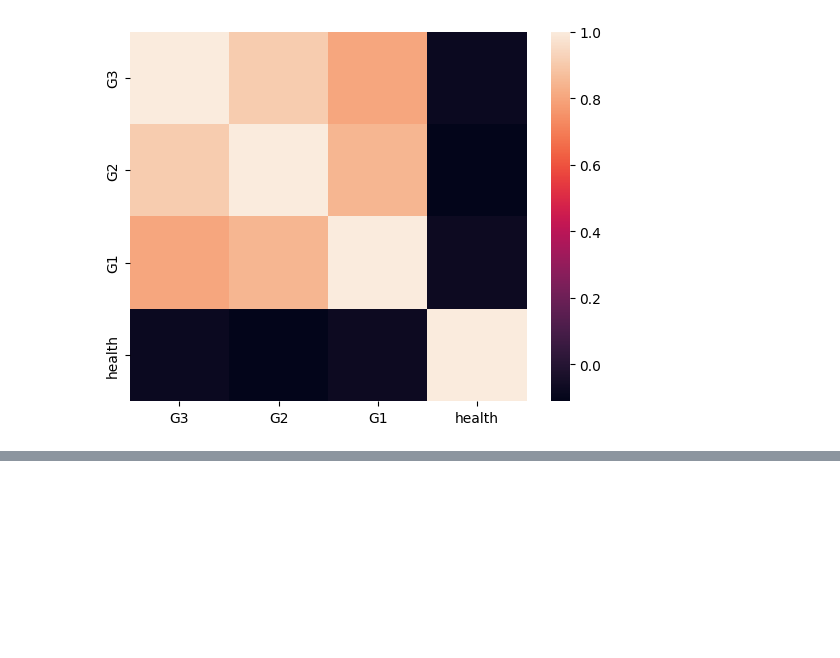
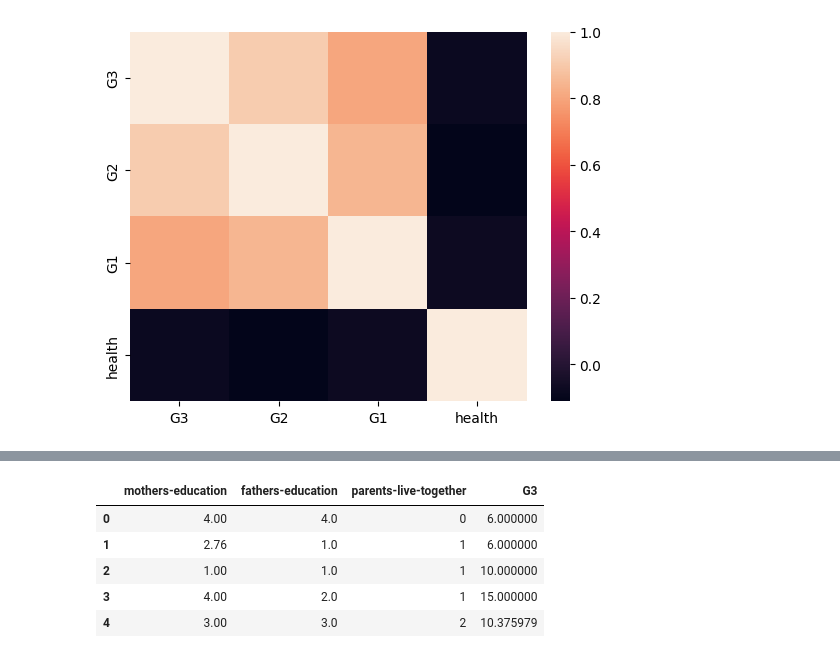
Before and after one commit to ShehabSherbiny/Data-Intelligence-practice, a Jupyter notebook: student-health.ipynb, the cells around one changed output, grey strips where cells are left out. Saved outputs shown, nothing was run; the diff lists cells and outputs as text; code cells hidden in the pictures; blank space fills up the shorter version.

```diff
--- a/student-health.ipynb
+++ b/student-health.ipynb
@@ -218,0 +240,9 @@ display(df)
+# %%
+df[['mothers-education', 'fathers-education', 'parents-live-together', 'G3']].head()
+# %% [output]
+|  | mothers-education | fathers-education | parents-live-together | G3 |
+| 0 | 4.00 | 4.0 | 0 | 6.000000 |
+| 1 | 2.76 | 1.0 | 1 | 6.000000 |
+| 2 | 1.00 | 1.0 | 1 | 10.000000 |
+| 3 | 4.00 | 2.0 | 1 | 15.000000 |
+| 4 | 3.00 | 3.0 | 2 | 10.375979 |
```
Also changed, not shown: parts of 14 cells of this notebook.
